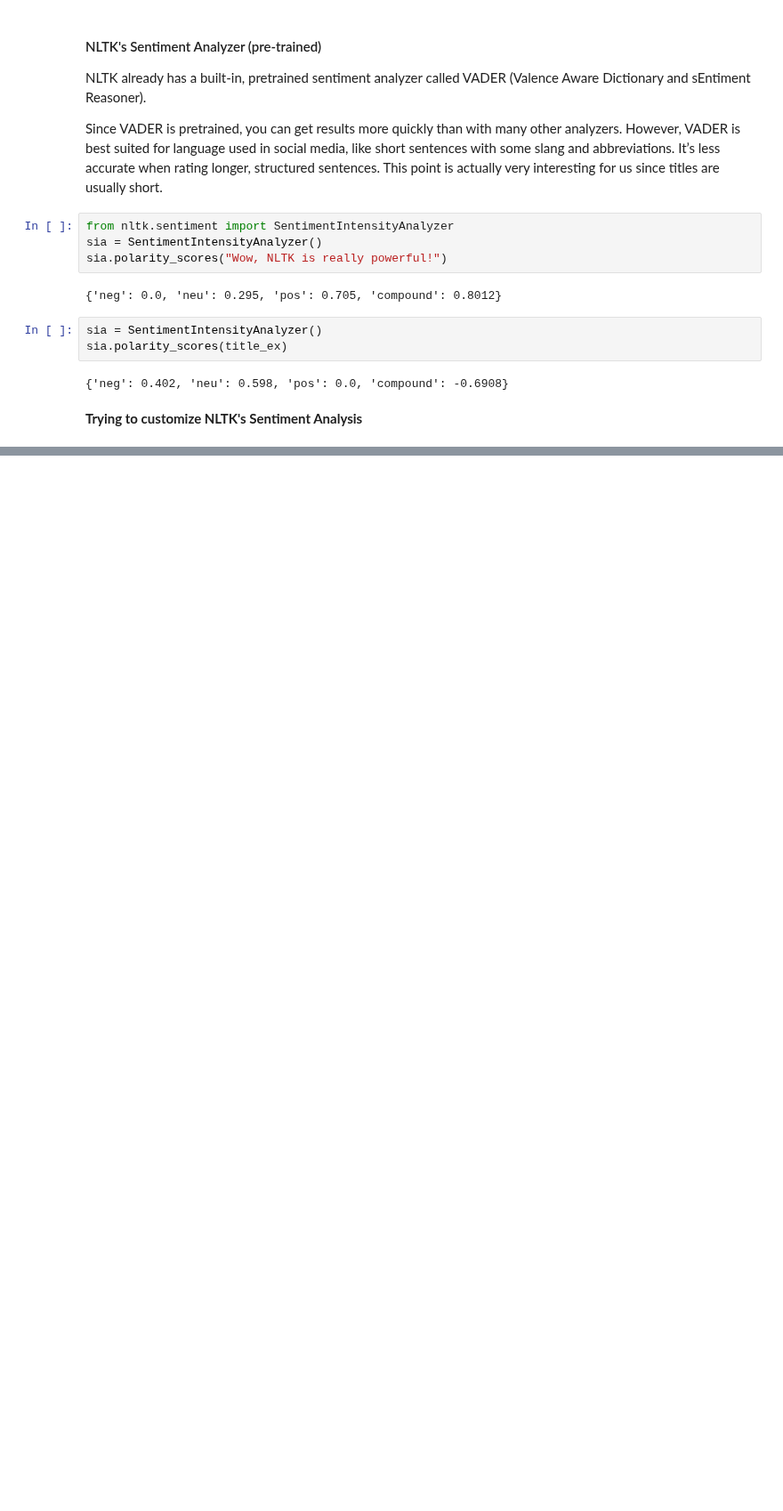
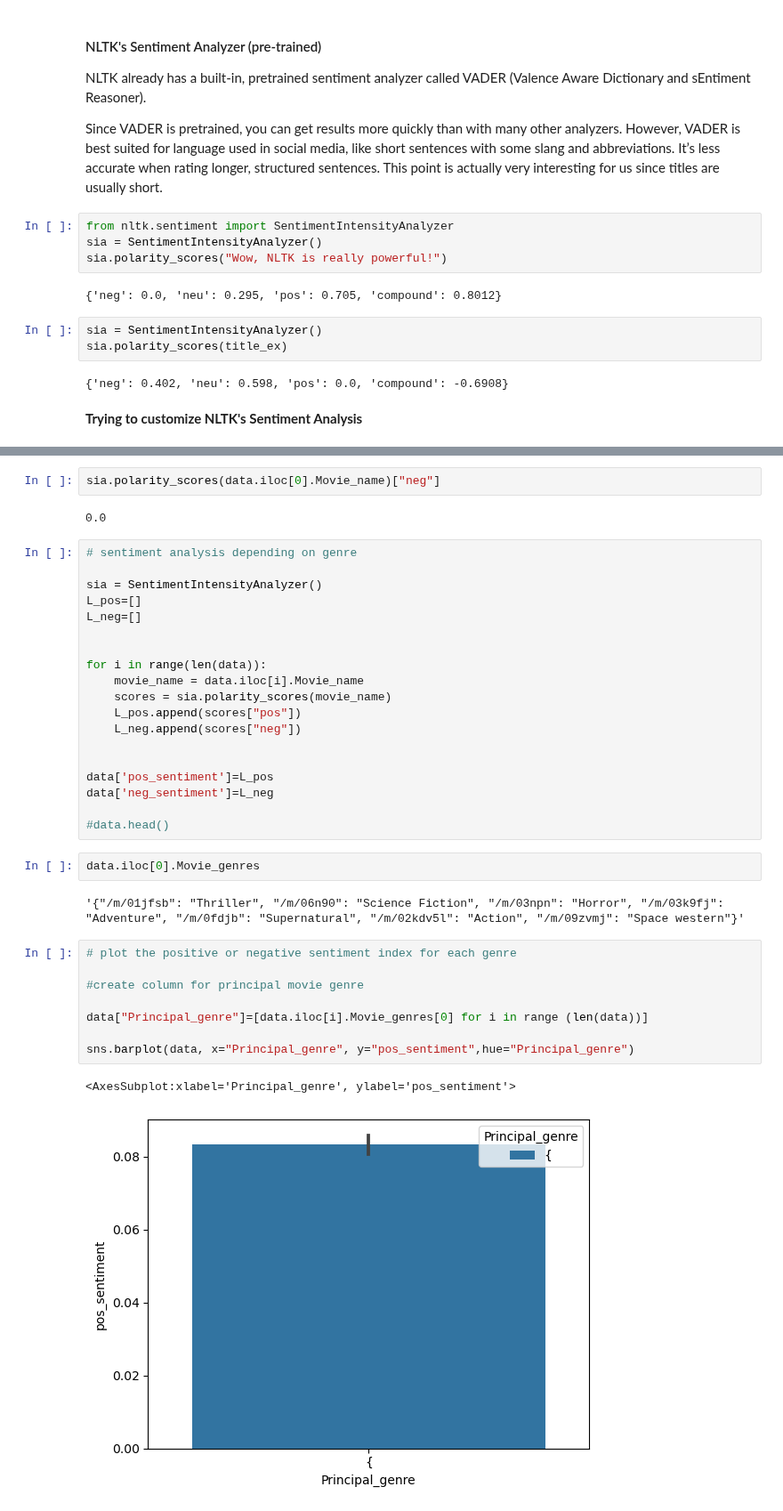
Before and after one commit to epfl-ada/ada-2023-project-randada, a Jupyter notebook: NLTK.ipynb, the cells around one changed output, grey strips where cells are left out. Shown at 89% size. Cells and saved outputs as stored; diff of their text form; blank space fills up the shorter version.

```diff
--- a/NLTK.ipynb
+++ b/NLTK.ipynb
@@ -297,0 +299,38 @@ sia.polarity_scores(title_ex)
+# %%
+sia.polarity_scores(data.iloc[0].Movie_name)["neg"]
+# %% [output]
+0.0
+# %%
+# sentiment analysis depending on genre
+
+sia = SentimentIntensityAnalyzer()
+L_pos=[]
+L_neg=[]
+
+
+for i in range(len(data)):
+    movie_name = data.iloc[i].Movie_name
+    scores = sia.polarity_scores(movie_name)
+    L_pos.append(scores["pos"])
+    L_neg.append(scores["neg"])
+
+
+data['pos_sentiment']=L_pos
+data['neg_sentiment']=L_neg
+
+#data.head()
+# %%
+data.iloc[0].Movie_genres
+# %% [output]
+'{"/m/01jfsb": "Thriller", "/m/06n90": "Science Fiction", "/m/03npn": "Horror", "/m/03k9fj": "Adventure", "/m/0fdjb": "Supernatural", "/m/02kdv5l": "Action", "/m/09zvmj": "Space western"}'
+# %%
+# plot the positive or negative sentiment index for each genre
+
+#create column for principal movie genre
+
+data["Principal_genre"]=[data.iloc[i].Movie_genres[0] for i in range (len(data))]
+
+sns.barplot(data, x="Principal_genre", y="pos_sentiment",hue="Principal_genre")
+# %% [output]
+<AxesSubplot:xlabel='Principal_genre', ylabel='pos_sentiment'>
+[figure, added]
```
Also changed, not shown: parts of 2 cells of this notebook.
